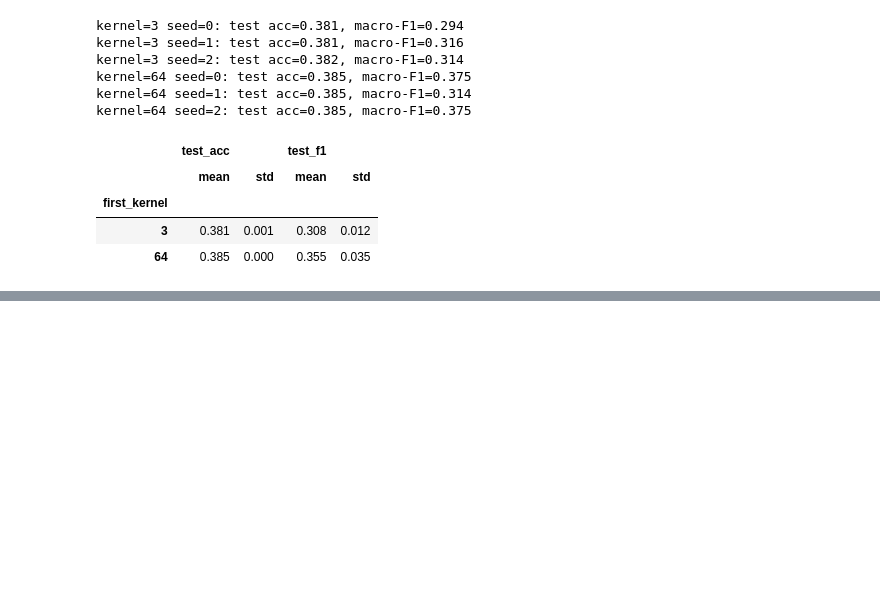
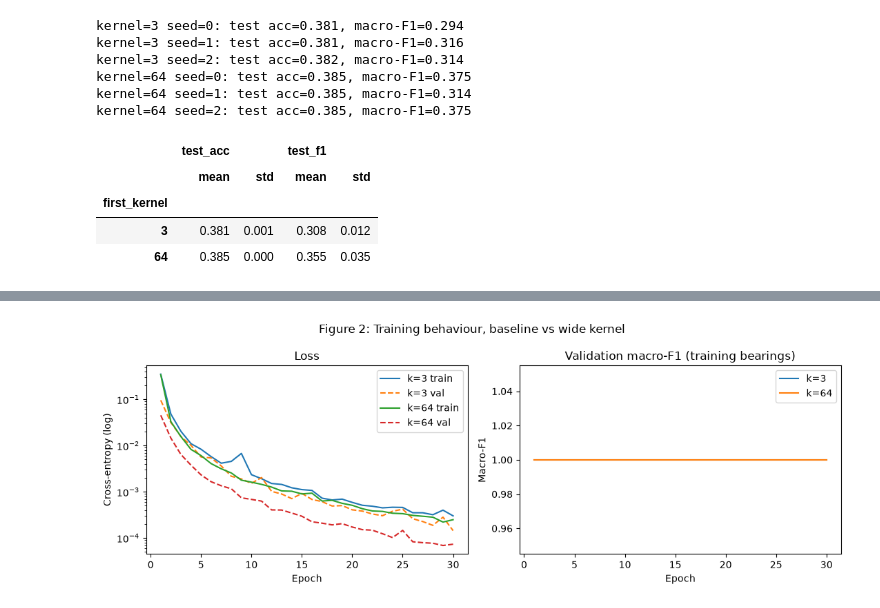
Before and after one commit to MinKhaungMinLwin/bearing-fault-diagnosis-1dcnn, a Jupyter notebook: deep_learning.ipynb, the cells around one changed output, grey strips where cells are left out. Cells and saved outputs as stored; diff of their text form; code cells hidden in the pictures; blank space fills up the shorter version.

```diff
--- a/deep_learning.ipynb
+++ b/deep_learning.ipynb
@@ -246,0 +289,15 @@ kernel=64 seed=2: test acc=0.385, macro-F1=0.375
+# %%
+# Figure 2: training curves for both configurations (seed 0)
+fig, axes = plt.subplots(1, 2, figsize=(11, 4))
+for k in [3, 64]:
+    h = histories[(k, 0)]
+    axes[0].plot(h["epoch"], h["train_loss"], label=f"k={k} train")
+    axes[0].plot(h["epoch"], h["val_loss"], "--", label=f"k={k} val")
+    axes[1].plot(h["epoch"], h["val_f1"], label=f"k={k}")
+axes[0].set_yscale("log"); axes[0].set_title("Loss"); axes[0].set_xlabel("Epoch"); axes[0].set_ylabel("Cross-entropy (log)")
+axes[1].set_title("Validation macro-F1 (training bearings)"); axes[1].set_xlabel("Epoch"); axes[1].set_ylabel("Macro-F1")
+for ax in axes: ax.legend()
+plt.suptitle("Figure 2: Training behaviour, baseline vs wide kernel")
+plt.tight_layout(); plt.savefig("figures/fig2_training_curves.png", dpi=150); plt.show()
+# %% [output]
+[figure, added]
```
Also changed, not shown: parts of 3 cells of this notebook.
